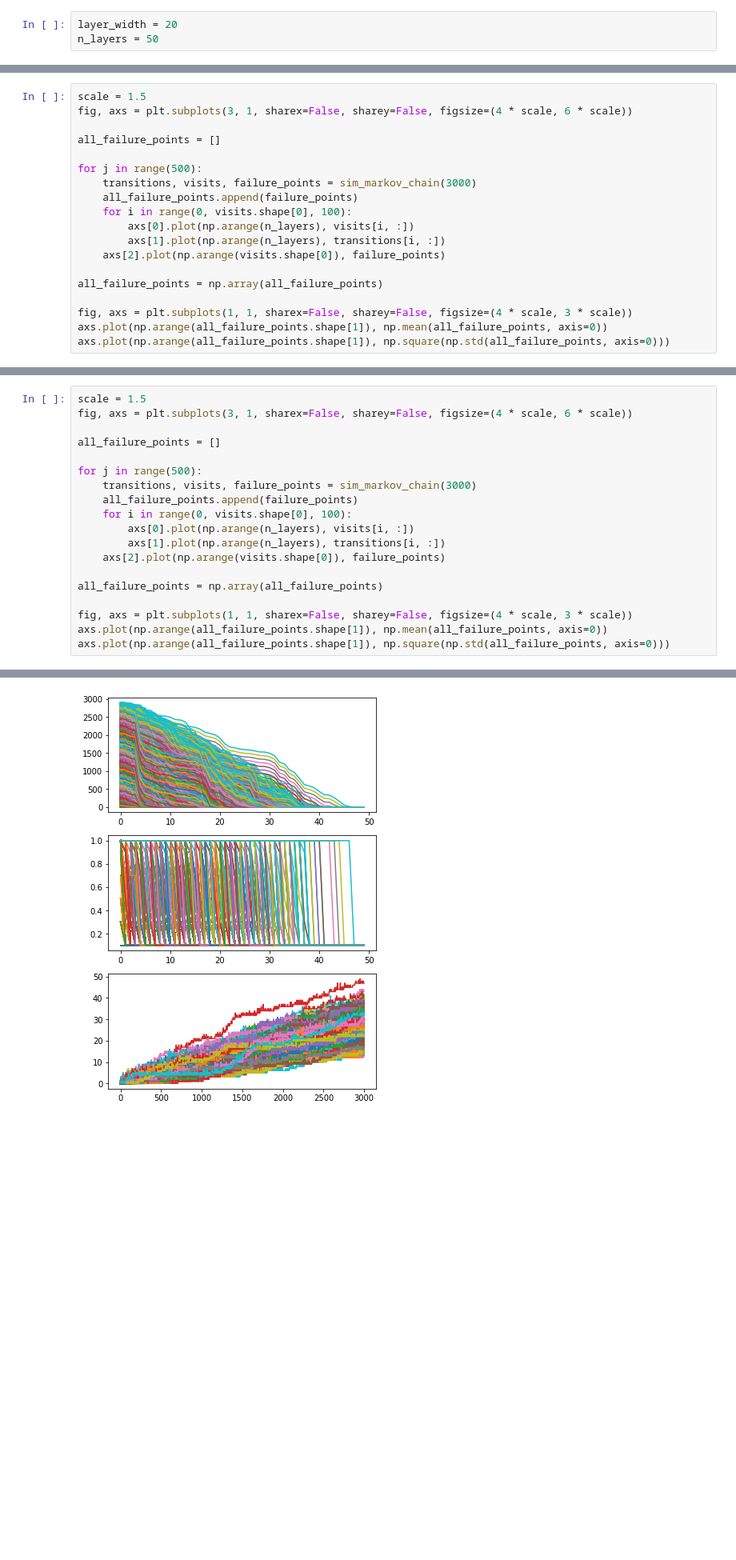
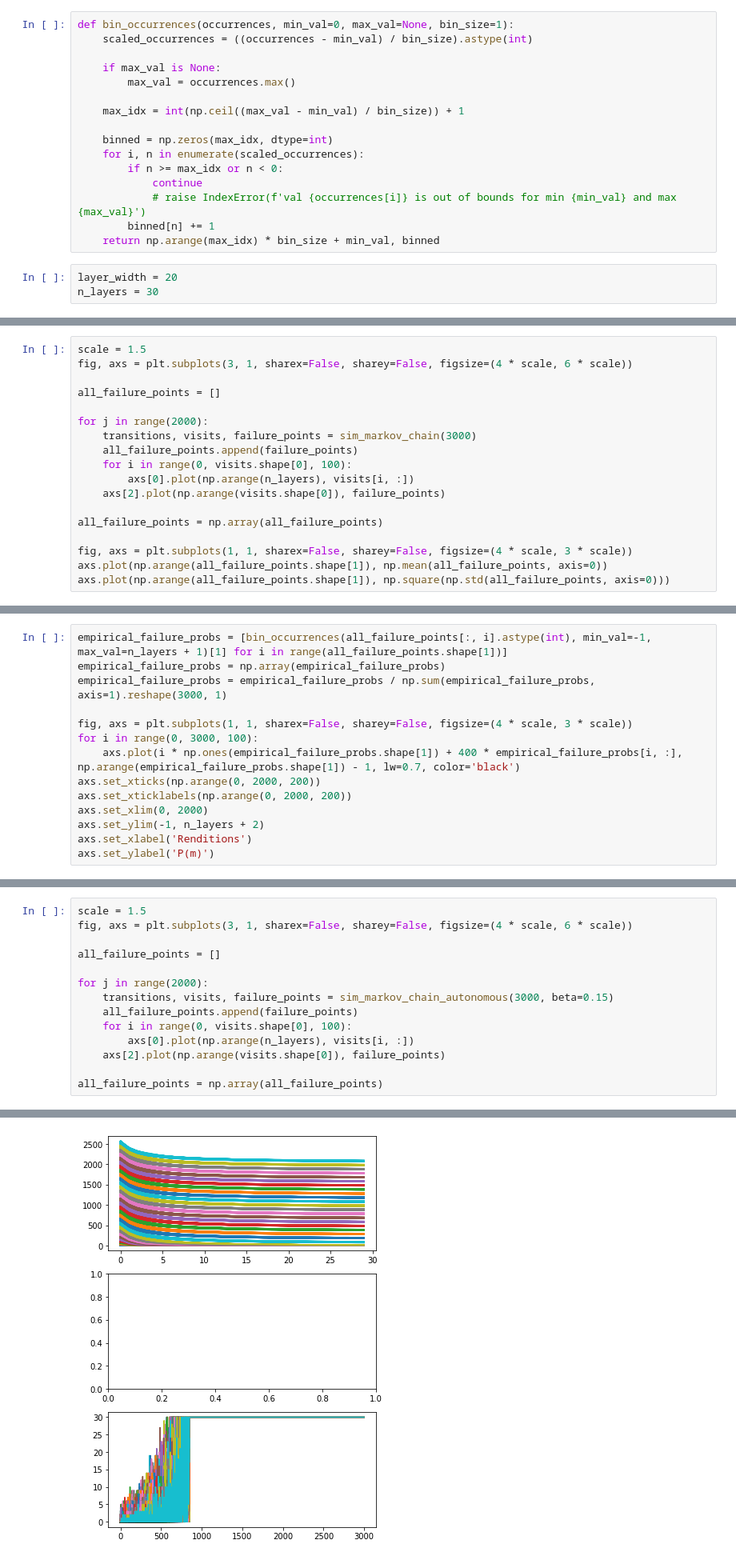
Before and after one commit to davidgbe/synfire_chain_growth, a Jupyter notebook: Computing expectation and variance in final layer with activity.ipynb, the cells around one changed output, grey strips where cells are left out. Shown: that part at 80% size. Saved outputs shown, nothing was run; the diff lists cells and outputs as text; blank space fills up the shorter version.

```diff
--- a/Computing expectation and variance in final layer with activity.ipynb
+++ b/Computing expectation and variance in final layer with activity.ipynb
@@ -36,9 +36,25 @@ from scipy.special import betainc
 import matplotlib
 import matplotlib.pyplot as plt
 import numpy as np
+# %%
+def bin_occurrences(occurrences, min_val=0, max_val=None, bin_size=1):
+    scaled_occurrences = ((occurrences - min_val) / bin_size).astype(int)
+
+    if max_val is None:
+        max_val = occurrences.max()
+
+    max_idx = int(np.ceil((max_val - min_val) / bin_size)) + 1
+
+    binned = np.zeros(max_idx, dtype=int)
+    for i, n in enumerate(scaled_occurrences):
+        if n >= max_idx or n < 0:
+            continue
+            # raise IndexError(f'val {occurrences[i]} is out of bounds for min {min_val} and max {max_val}')
+        binned[n] += 1
+    return np.arange(max_idx) * bin_size + min_val, binned
 # %%
 layer_width = 20
-n_layers = 50
+n_layers = 30
 # %%
 def pr_single_neuron_activation(p_c, v_th, w, layer_width):
     p = 1 - betainc(layer_width - v_th/w, v_th/w + 1, 1 - p_c)
@@ -107,12 +140,11 @@ fig, axs = plt.subplots(3, 1, sharex=False, sharey=False, figsize=(4 * scale, 6
 
 all_failure_points = []
 
-for j in range(500):
+for j in range(2000):
     transitions, visits, failure_points = sim_markov_chain(3000)
     all_failure_points.append(failure_points)
     for i in range(0, visits.shape[0], 100):
         axs[0].plot(np.arange(n_layers), visits[i, :])
-        axs[1].plot(np.arange(n_layers), transitions[i, :])
     axs[2].plot(np.arange(visits.shape[0]), failure_points)
 
 all_failure_points = np.array(all_failure_points)
@@ -126,0 +159,14 @@ axs.plot(np.arange(all_failure_points.shape[1]), np.square(np.std(all_failure_po
+# %%
+empirical_failure_probs = [bin_occurrences(all_failure_points[:, i].astype(int), min_val=-1, max_val=n_layers + 1)[1] for i in range(all_failure_points.shape[1])]
+empirical_failure_probs = np.array(empirical_failure_probs)
+empirical_failure_probs = empirical_failure_probs / np.sum(empirical_failure_probs, axis=1).reshape(3000, 1)
+
+fig, axs = plt.subplots(1, 1, sharex=False, sharey=False, figsize=(4 * scale, 3 * scale))
+for i in range(0, 3000, 100):
+    axs.plot(i * np.ones(empirical_failure_probs.shape[1]) + 400 * empirical_failure_probs[i, :], np.arange(empirical_failure_probs.shape[1]) - 1, lw=0.7, color='black')
+axs.set_xticks(np.arange(0, 2000, 200))
+axs.set_xticklabels(np.arange(0, 2000, 200))
+axs.set_xlim(0, 2000)
+axs.set_ylim(-1, n_layers + 2)
+axs.set_xlabel('Renditions')
+axs.set_ylabel('P(m)')
@@ -130,17 +179,12 @@ fig, axs = plt.subplots(3, 1, sharex=False, sharey=False, figsize=(4 * scale, 6
 
 all_failure_points = []
 
-for j in range(500):
-    transitions, visits, failure_points = sim_markov_chain(3000)
+for j in range(2000):
+    transitions, visits, failure_points = sim_markov_chain_autonomous(3000, beta=0.15)
     all_failure_points.append(failure_points)
     for i in range(0, visits.shape[0], 100):
         axs[0].plot(np.arange(n_layers), visits[i, :])
-        axs[1].plot(np.arange(n_layers), transitions[i, :])
     axs[2].plot(np.arange(visits.shape[0]), failure_points)
 
 all_failure_points = np.array(all_failure_points)
-
-fig, axs = plt.subplots(1, 1, sharex=False, sharey=False, figsize=(4 * scale, 3 * scale))
-axs.plot(np.arange(all_failure_points.shape[1]), np.mean(all_failure_points, axis=0))
-axs.plot(np.arange(all_failure_points.shape[1]), np.square(np.std(all_failure_points, axis=0)))
 # %% [output]
@@ -148 +191 @@ axs.plot(np.arange(all_failure_points.shape[1]), np.square(np.std(all_failure_po
-[figure, old version]
+[figure, new version]
```
Also changed, not shown: parts of 7 cells of this notebook, 4 other files.
